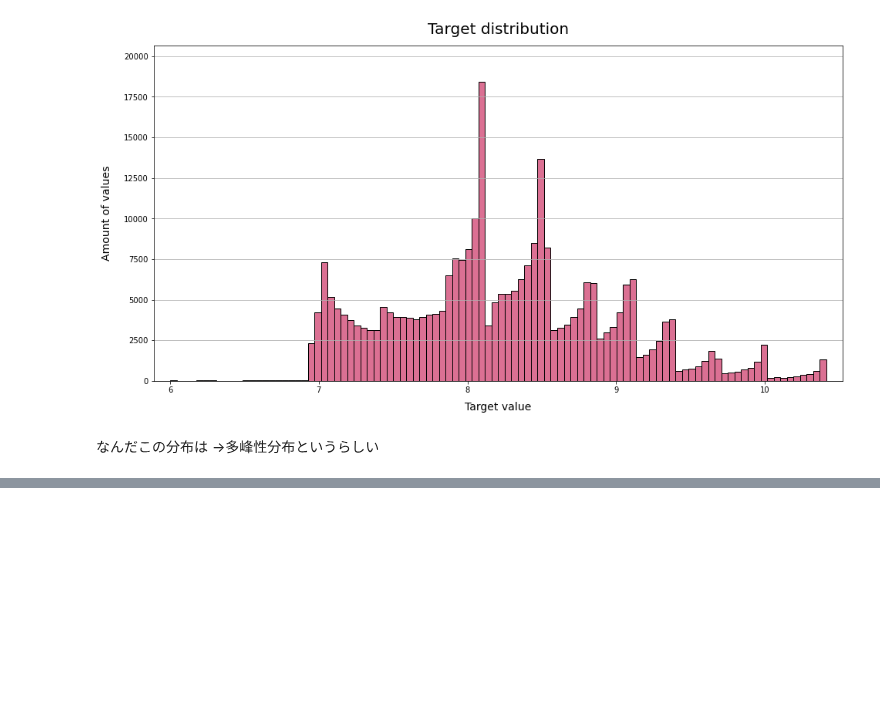
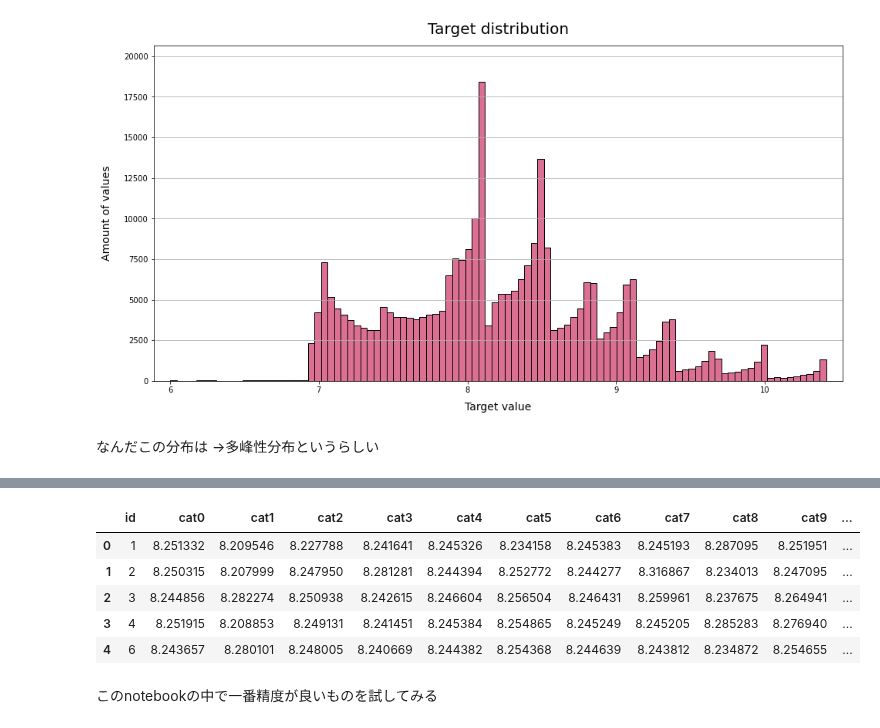
Before and after one commit to NaokiTakahashi-0106/30days_of_ML, a Jupyter notebook: nb/002_second_submit.ipynb, the cells around one changed output, grey strips where cells are left out. Saved outputs shown, nothing was run; the diff lists cells and outputs as text; code cells hidden in the pictures; blank space fills up the shorter version.

```diff
--- a/nb/002_second_submit.ipynb
+++ b/nb/002_second_submit.ipynb
@@ -517,0 +561,7 @@ plt.show();
+# %%
+to_drop = tr_orig[tr_orig["target"] <= 6].index
+tr_orig = tr_orig.drop(to_drop)
+# %%
+train = tr_orig.copy()
+test = ts_orig.copy()
+target = train.pop('target')
@@ -517,0 +617,15 @@ plt.show();
+# %%
+smoothing =1
+import category_encoders as ce
+oof = pd.DataFrame([])
+from sklearn.model_selection import KFold
+for tr_idx, oof_idx in KFold(n_splits=5, random_state=2020, shuffle=True).split(train, target):
+    ce_target_encoder = ce.TargetEncoder(cols = cat_features, smoothing=smoothing)
+    ce_target_encoder.fit(train.iloc[tr_idx, :], target.iloc[tr_idx])
+    oof = oof.append(ce_target_encoder.transform(train.iloc[oof_idx, :]), ignore_index=False)
+ce_target_encoder = ce.TargetEncoder(cols = cat_features, smoothing=smoothing)
+ce_target_encoder.fit(train, target);  train = oof.sort_index(); test = ce_target_encoder.transform(test)
+# %%
+ss = StandardScaler()
+train[num_features] = ss.fit_transform(train[num_features])
+test[num_features]  = ss.transform(test[num_features])
@@ -517,0 +669,11 @@ plt.show();
+# %%
+train.head()
+# %% [output]
+|  | id | cat0 | cat1 | cat2 | cat3 | cat4 | cat5 | cat6 | cat7 | cat8 | cat9 | ... |
+| 0 | 1 | 8.251332 | 8.209546 | 8.227788 | 8.241641 | 8.245326 | 8.234158 | 8.245383 | 8.245193 | 8.287095 | 8.251951 | ... |
+| 1 | 2 | 8.250315 | 8.207999 | 8.247950 | 8.281281 | 8.244394 | 8.252772 | 8.244277 | 8.316867 | 8.234013 | 8.247095 | ... |
+| 2 | 3 | 8.244856 | 8.282274 | 8.250938 | 8.242615 | 8.246604 | 8.256504 | 8.246431 | 8.259961 | 8.237675 | 8.264941 | ... |
+| 3 | 4 | 8.251915 | 8.208853 | 8.249131 | 8.241451 | 8.245384 | 8.254865 | 8.245249 | 8.245205 | 8.285283 | 8.276940 | ... |
+| 4 | 6 | 8.243657 | 8.280101 | 8.248005 | 8.240669 | 8.244382 | 8.254368 | 8.244639 | 8.243812 | 8.234872 | 8.254655 | ... |
+# %% [markdown]
+このnotebookの中で一番精度が良いものを試してみる
```
Also changed, not shown: parts of 27 cells of this notebook, 4 other files.
